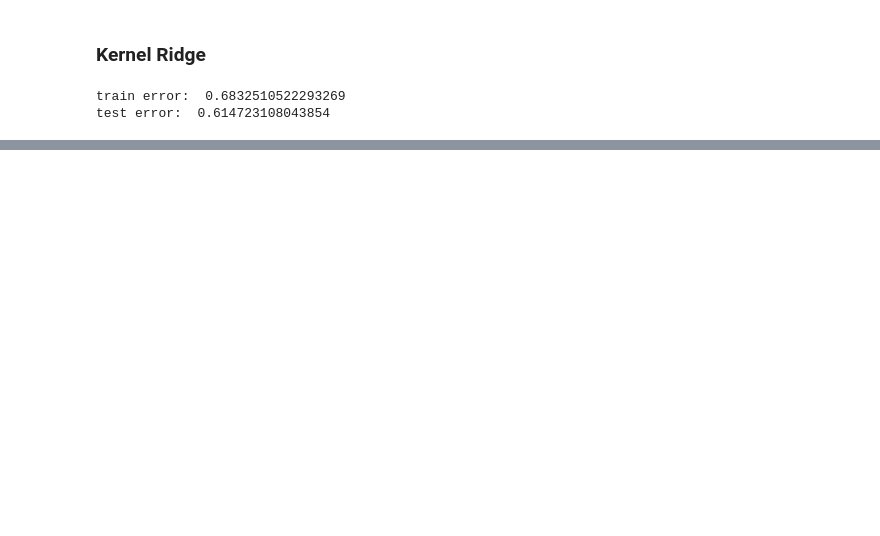
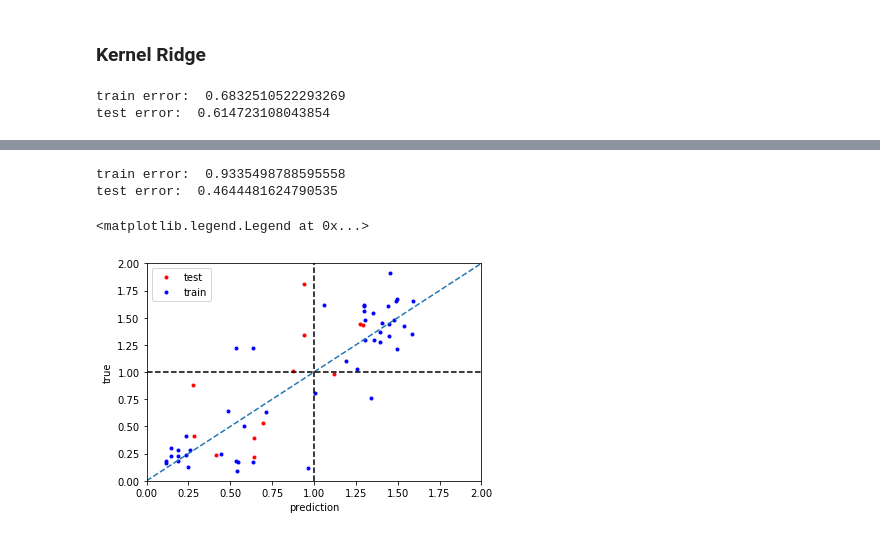
Before and after one commit to chengsoonong/eheye, a Jupyter notebook: SynBio/Regression on SynBio.ipynb, the cells around one changed output, grey strips where cells are left out. Cells and saved outputs as stored; diff of their text form; code cells hidden in the pictures; blank space fills up the shorter version.

```diff
--- a/SynBio/Regression on SynBio.ipynb
+++ b/SynBio/Regression on SynBio.ipynb
@@ -95,0 +115,28 @@ plt.legend()
+# %%
+from sklearn.gaussian_process import GaussianProcessRegressor
+
+gpr = GaussianProcessRegressor().fit(X_train, y_train)
+prediction = gpr.predict(X_test)
+
+train_error = gpr.score(X_train, y_train)
+test_error = gpr.score(X_test, y_test)
+
+print('train error: ', train_error)
+print('test error: ', test_error)
+# %% [output]
+train error:  0.9335498788595558
+test error:  0.4644481624790535
+# %%
+plt.plot(prediction, y_test, 'r.', label = 'test')
+plt.plot(reg.predict(X_train), y_train, 'b.', label = 'train')
+plt.plot([0,2], [0,2], '--')
+plt.plot([0,2], [1,1], 'k--')
+plt.plot([1,1], [0,2], 'k--')
+plt.xlabel('prediction')
+plt.ylabel('true')
+plt.xlim(0,2)
+plt.ylim(0,2)
+plt.legend()
+# %% [output]
+<matplotlib.legend.Legend at 0x...>
+[figure, added]
```
Also changed, not shown: parts of 7 cells of this notebook.
